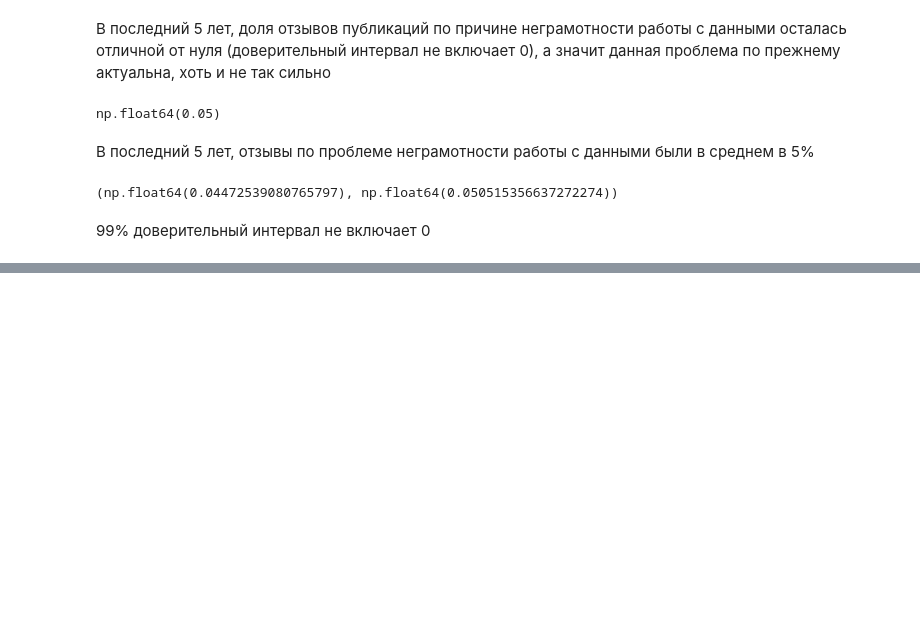
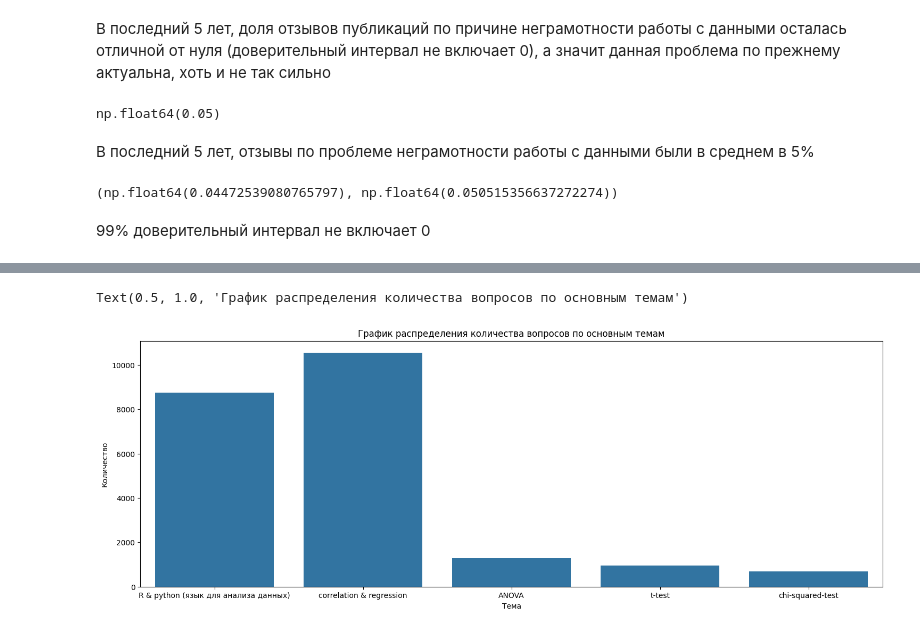
Before and after one commit to dmibar/Sirius_BC26, a Jupyter notebook: explore.ipynb, the cells around one changed output, grey strips where cells are left out. Saved outputs shown, nothing was run; the diff lists cells and outputs as text; code cells hidden in the pictures; blank space fills up the shorter version.

```diff
--- a/explore.ipynb
+++ b/explore.ipynb
@@ -283,0 +286,12 @@ ci_99
+# %%
+data = {
+    'Тема': [
+        'R & python (язык для анализа данных)',
+        'correlation & regression',
+        'ANOVA',
+        't-test',
+        'chi-squared-test'
+    ],
+    'Количество': [8741, 10552, 1277, 956, 693]
+}
+df = pd.DataFrame(data)
@@ -283,0 +307,9 @@ ci_99
+# %%
+fig, axes = plt.subplots(nrows=1, ncols=1, figsize=(18, 6))
+
+sns.barplot(df, x='Тема', y='Количество')
+
+axes.set_title('График распределения количества вопросов по основным темам')
+# %% [output]
+Text(0.5, 1.0, 'График распределения количества вопросов по основным темам')
+[figure, added]
```
Also changed, not shown: parts of 3 cells of this notebook.
